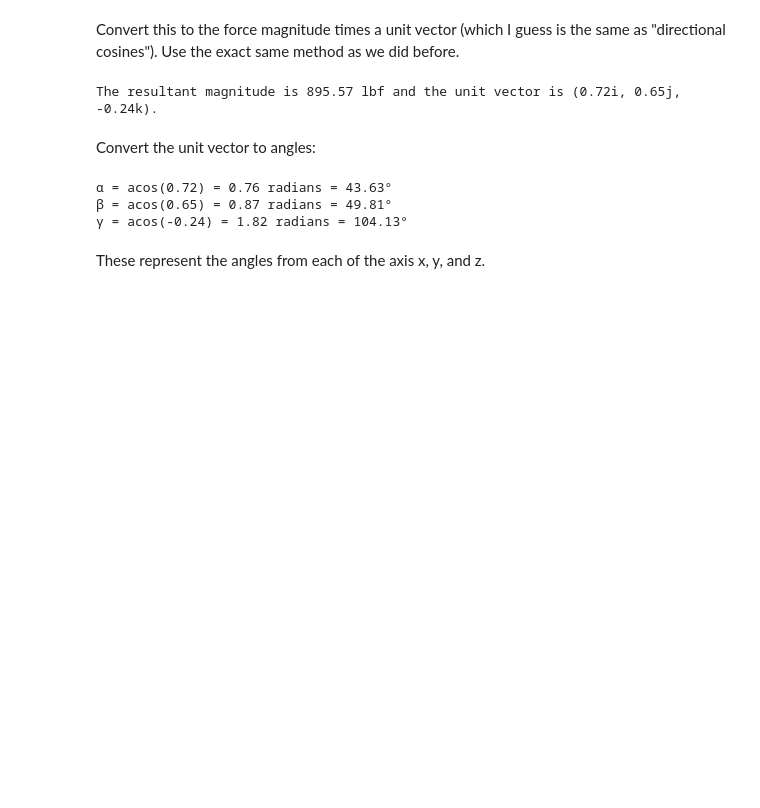
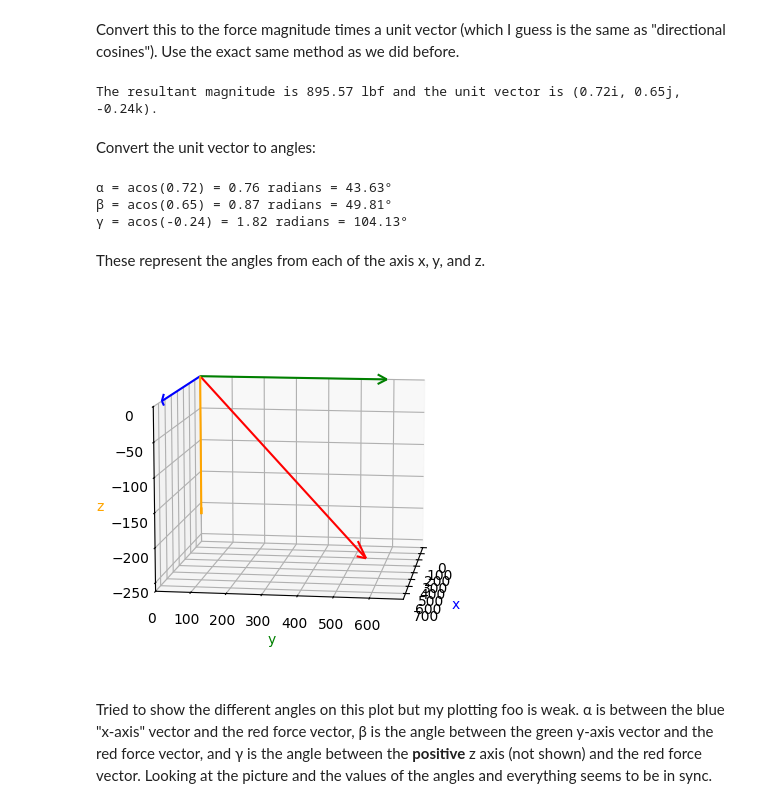
Before and after one commit to keithpjolley/statics, a Jupyter notebook: q1.ipynb, the cells around one changed output. Drawn from its saved outputs; the diff is of its cells as text; code cells hidden in the pictures; blank space fills up the shorter version.

```diff
--- a/q1.ipynb
+++ b/q1.ipynb
@@ -116,11 +140,13 @@ print(f"F_2x = {F_2x:0.2f} lbf")
 θ_2 = 65° = 1.13 rads
 F_2x = 211.31 lbf
 # %%
-γ_2 = 32 # degrees
+γ_2 = 32  # degrees
 print(f"θ_2 = {γ_2}° = {radians(γ_2):0.2f} rads")
-γ_2 = radians(γ_2) # Convert to radians.
+γ_2 = radians(γ_2)  # Convert to radians.
 
-F_2z = F_2 * cos(γ_2) # Again, we know it's cos() because we looked at the cos() function above.
+F_2z = F_2 * cos(
+    γ_2
+)  # Again, we know it's cos() because we looked at the cos() function above.
 print(f"F_2z = {F_2z:0.2f} lbf")
 # %% [output]
 θ_2 = 32° = 0.56 rads
@@ -153,10 +179,16 @@ Pretty obvious the relative magnitude and signs of the resultant force vector $F
 
 The unit vector is $\hat{u} =({\frac {u_{x}}{\|\mathbf {u} \|}},{\frac {u_{y}}{\|\mathbf {u} \|}},{\frac {u_{z}}{\|\mathbf {u} \|}})$
 # %%
-x_3, y_3, z_3 = 6, 2, -2 # distance units
+x_3, y_3, z_3 = 6, 2, -2  # distance units
 abs_u_3 = sqrt(x_3**2 + y_3**2 + z_3**2)
-u_3 = (x_3/abs_u_3, y_3/abs_u_3, z_3/abs_u_3) # Unit vectors are dimensionless.
-print(f"unit vector u_3 = [{', '.join(f'{u:0.2f}{d}' for u,d in zip(u_3, dirs))}]")
+u_3 = (
+    x_3 / abs_u_3,
+    y_3 / abs_u_3,
+    z_3 / abs_u_3,
+)  # Unit vectors are dimensionless.
+print(
+    f"unit vector u_3 = [{', '.join(f'{u:0.2f}{d}' for u,d in zip(u_3, dirs))}]"
+)
 # %% [output]
 unit vector u_3 = [0.90i, 0.30j, -0.30k]
 # %% [markdown]
@@ -214,3 +254,25 @@ for uv, label in zip(F_uv, ["α", "β", "γ"]):
 γ = acos(-0.24) = 1.82 radians = 104.13°
 # %% [markdown]
 These represent the angles from each of the axis x, y, and z.
+# %%
+fig = plt.figure()
+ax = fig.add_subplot(111, projection="3d")
+ax.view_init(elev=10, azim=8, roll=0)
+x, y, z, u, v, w = [[0 for _ in range(4)] for _ in range(6)]
+u[0], u[1] = F_v[0], F_v[0]
+v[0], v[2] = F_v[1], F_v[1]
+w[0], w[3] = F_v[2], F_v[2]
+colors = ["red", "blue", "green", "orange"]
+ax.quiver(x, y, z, u, v, w, colors=colors, arrow_length_ratio=0.05)
+plt.xlim(0, 1.2 * F_v[0])
+plt.ylim(0, 1.2 * F_v[1])
+ax.set_zlim(1.2 * F_v[2], 0)
+ax.set_xlabel("x", color=colors[1])
+ax.set_ylabel("y", color=colors[2])
+ax.set_zlabel("z", color=colors[3])
+
+plt.show()
+# %% [output]
+[figure, added]
+# %% [markdown]
+Tried to show the different angles on this plot but my plotting foo is weak.  α is between the blue "x-axis" vector and the red force vector, β is the angle between the green y-axis vector and the red force vector, and γ is the angle between the **positive** z axis (not shown) and the red force vector.  Looking at the picture and the values of the angles and everything seems to be in sync.
```
Also changed, not shown: parts of 17 cells of this notebook, 3 other files.
